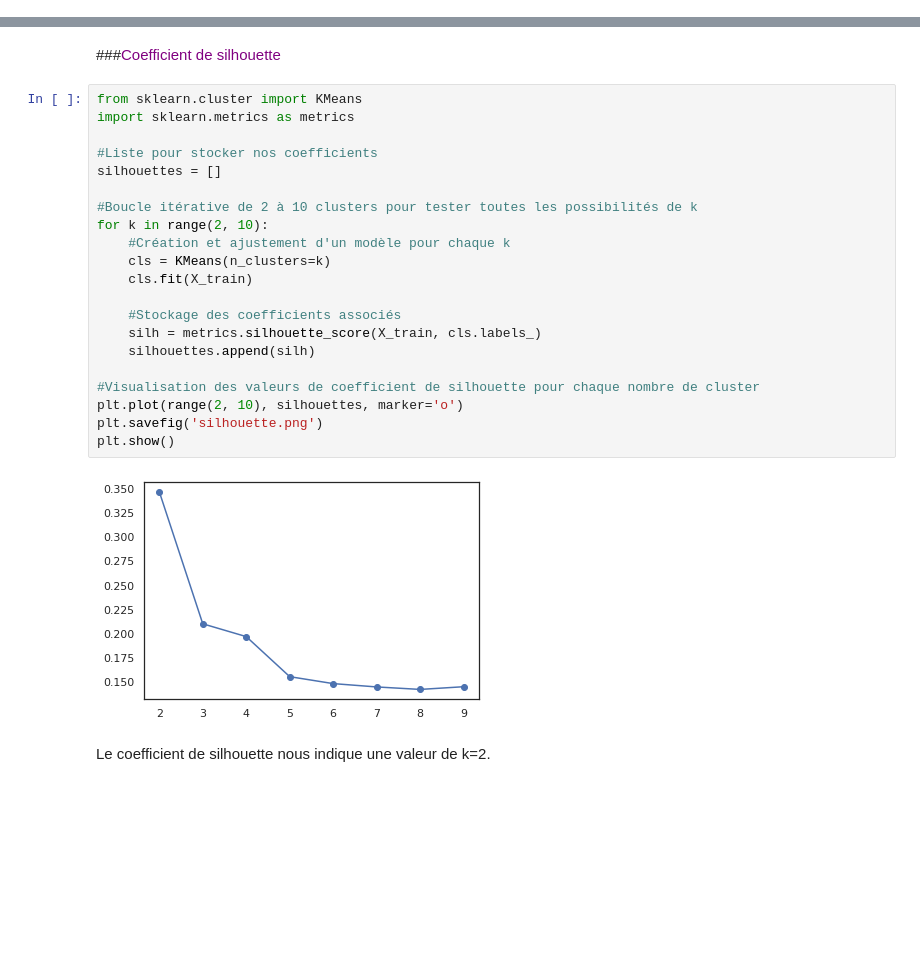
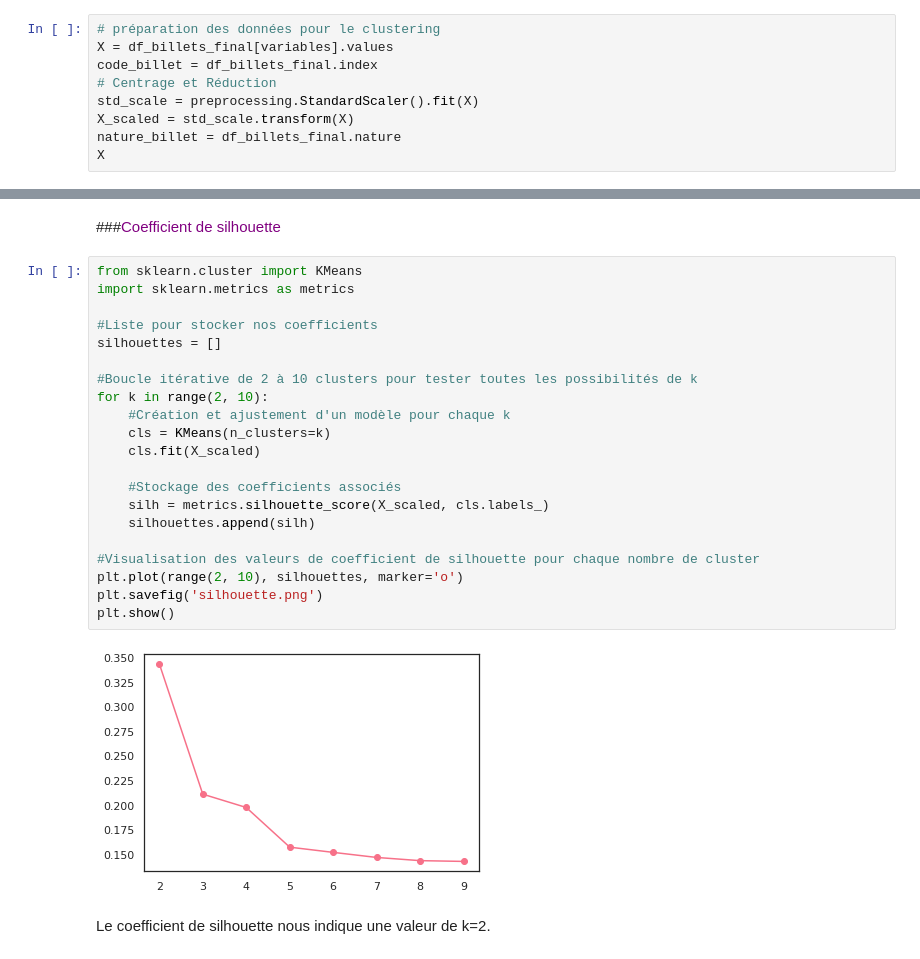
Before and after one commit to Randasabag/Detectez-des-faux-billets-avec-R-ou-Python, a Jupyter notebook: P10.ipynb, the cells around one changed output, grey strips where cells are left out. Saved outputs shown, nothing was run; the diff lists cells and outputs as text; blank space fills up the shorter version.

```diff
--- a/P10.ipynb
+++ b/P10.ipynb
@@ -1265,3 +1252,12 @@ weighted avg       0.99      0.99      0.99       300
 # **<font color='indianred'>Partie 6 : Classification non supervisée</font>**
 # %% [markdown]
 ## <a name="C27"><font color='LightSeaGreen'>KMEANS</font></a>
+# %%
+# préparation des données pour le clustering
+X = df_billets_final[variables].values
+code_billet = df_billets_final.index
+# Centrage et Réduction
+std_scale = preprocessing.StandardScaler().fit(X)
+X_scaled = std_scale.transform(X)
+nature_billet = df_billets_final.nature
+X
@@ -1270,26 +1274,26 @@ weighted avg       0.99      0.99      0.99       300
 # %%
 from sklearn.cluster import KMeans
 import sklearn.metrics as metrics
 
 #Liste pour stocker nos coefficients
 silhouettes = []
 
 #Boucle itérative de 2 à 10 clusters pour tester toutes les possibilités de k
 for k in range(2, 10):
     #Création et ajustement d'un modèle pour chaque k
     cls = KMeans(n_clusters=k)
-    cls.fit(X_train)
+    cls.fit(X_scaled)
 
     #Stockage des coefficients associés
-    silh = metrics.silhouette_score(X_train, cls.labels_)
+    silh = metrics.silhouette_score(X_scaled, cls.labels_)
     silhouettes.append(silh)
 
 #Visualisation des valeurs de coefficient de silhouette pour chaque nombre de cluster
 plt.plot(range(2, 10), silhouettes, marker='o')
 plt.savefig('silhouette.png')
 plt.show()
 # %% [output]
-[figure, old version]
+[figure, new version]
 # %% [markdown]
 Le coefficient de silhouette nous indique une valeur de k=2.
 # %% [markdown]
```
Also changed, not shown: parts of 56 cells of this notebook.
